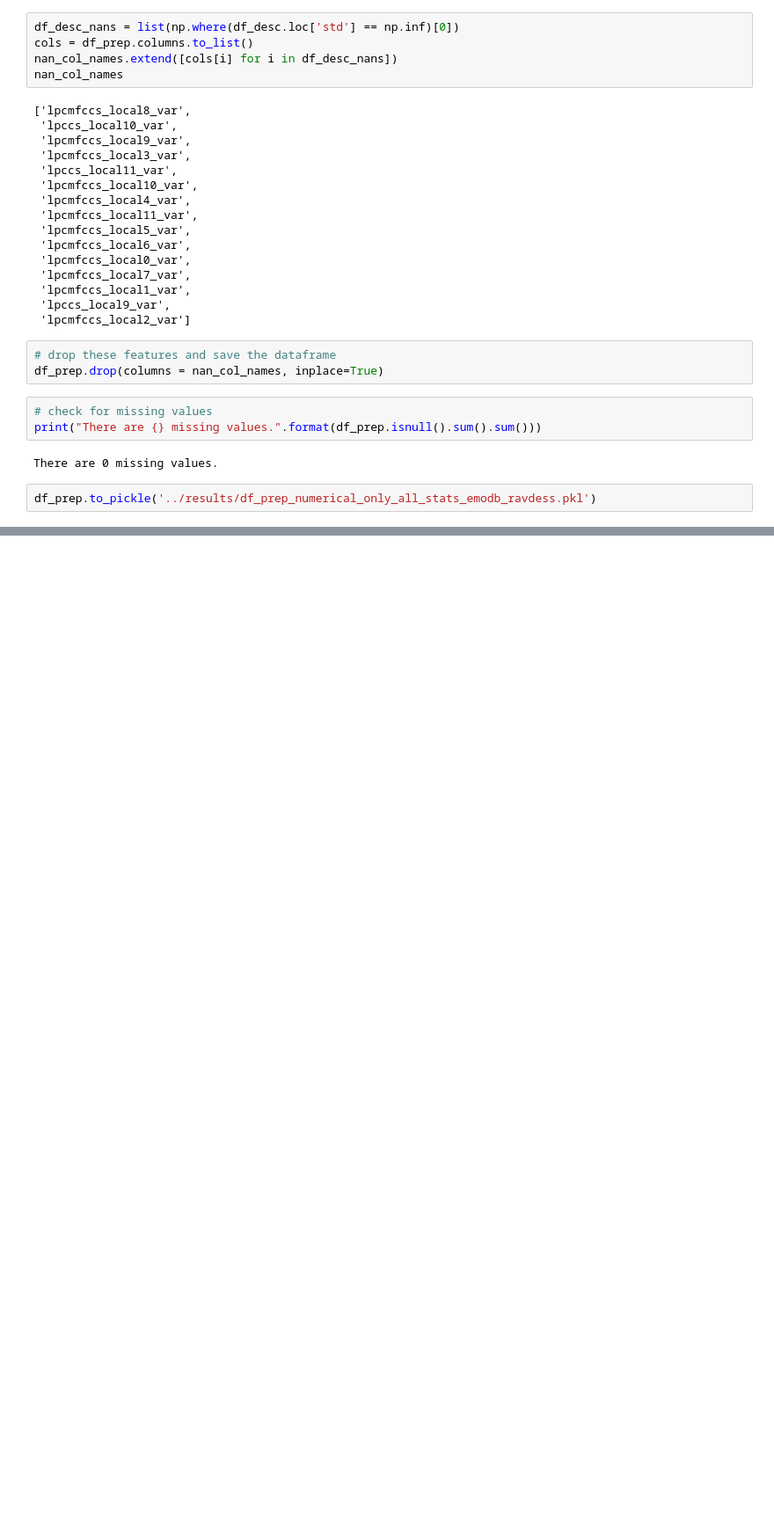
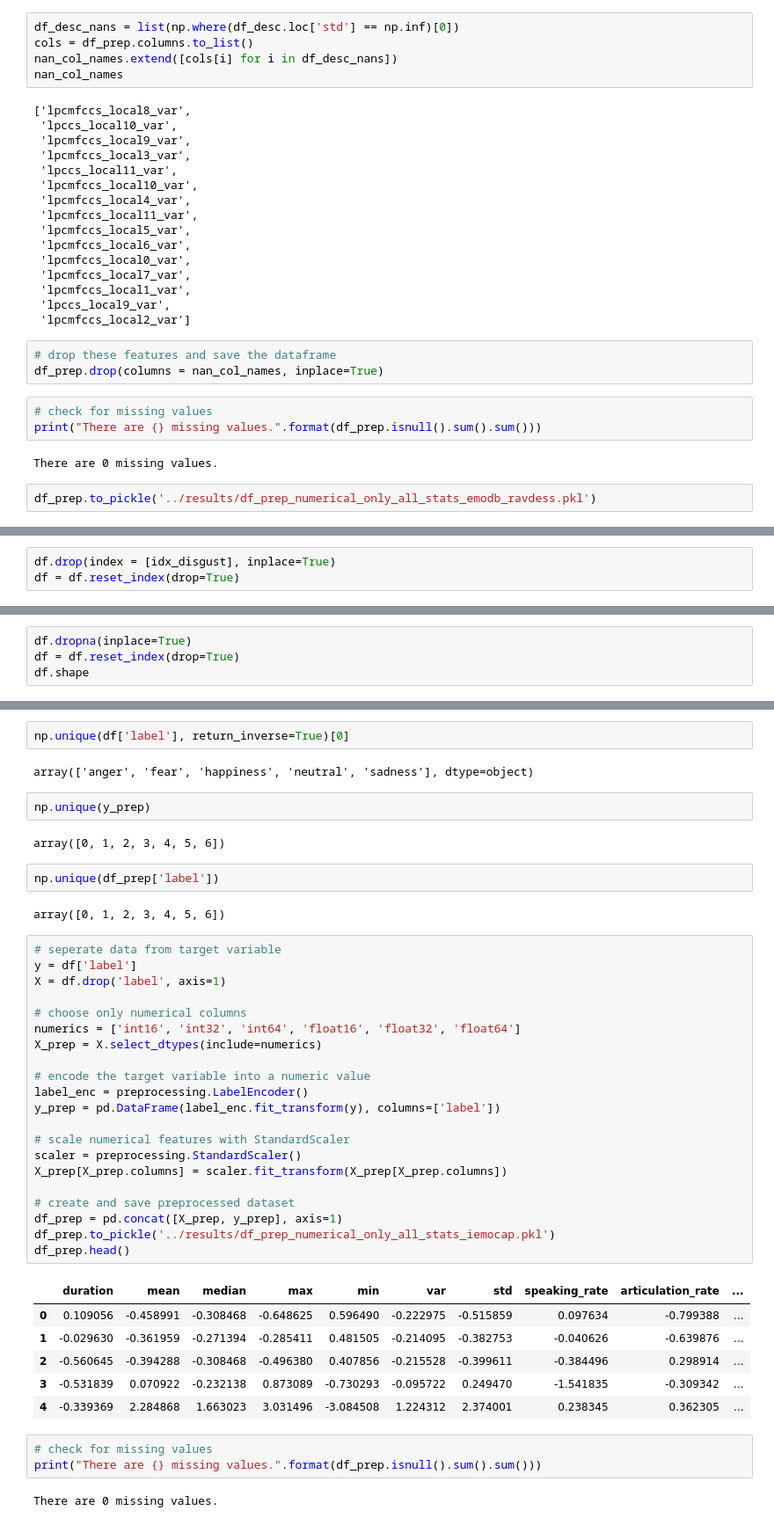
Before and after one commit to kimlindner/automatic_speech_emotion_recognition, a Jupyter notebook: notebooks/Preprocessing.ipynb, the cells around one changed output, grey strips where cells are left out. Shown at 88% size. Drawn from its saved outputs; the diff is of its cells as text; blank space fills up the shorter version.

```diff
--- a/notebooks/Preprocessing.ipynb
+++ b/notebooks/Preprocessing.ipynb
@@ -439,0 +479,3 @@ df_prep.to_pickle('../results/df_prep_numerical_only_all_stats_emodb_ravdess.pkl
+# %%
+df.drop(index = [idx_disgust], inplace=True)
+df = df.reset_index(drop=True)
@@ -439,0 +508,4 @@ df_prep.to_pickle('../results/df_prep_numerical_only_all_stats_emodb_ravdess.pkl
+# %%
+df.dropna(inplace=True)
+df = df.reset_index(drop=True)
+df.shape
@@ -439,0 +522,45 @@ df_prep.to_pickle('../results/df_prep_numerical_only_all_stats_emodb_ravdess.pkl
+# %%
+np.unique(df['label'], return_inverse=True)[0]
+# %% [output]
+array(['anger', 'fear', 'happiness', 'neutral', 'sadness'], dtype=object)
+# %%
+np.unique(y_prep)
+# %% [output]
+array([0, 1, 2, 3, 4, 5, 6])
+# %%
+np.unique(df_prep['label'])
+# %% [output]
+array([0, 1, 2, 3, 4, 5, 6])
+# %%
+# seperate data from target variable
+y = df['label']
+X = df.drop('label', axis=1)
+
+# choose only numerical columns
+numerics = ['int16', 'int32', 'int64', 'float16', 'float32', 'float64']
+X_prep = X.select_dtypes(include=numerics)
+
+# encode the target variable into a numeric value
+label_enc = preprocessing.LabelEncoder()
+y_prep = pd.DataFrame(label_enc.fit_transform(y), columns=['label'])
+
+# scale numerical features with StandardScaler
+scaler = preprocessing.StandardScaler()
+X_prep[X_prep.columns] = scaler.fit_transform(X_prep[X_prep.columns])
+
+# create and save preprocessed dataset
+df_prep = pd.concat([X_prep, y_prep], axis=1)
+df_prep.to_pickle('../results/df_prep_numerical_only_all_stats_iemocap.pkl')
+df_prep.head()
+# %% [output]
+|  | duration | mean | median | max | min | var | std | speaking_rate | articulation_rate | ... |
+| 0 | 0.109056 | -0.458991 | -0.308468 | -0.648625 | 0.596490 | -0.222975 | -0.515859 | 0.097634 | -0.799388 | ... |
+| 1 | -0.029630 | -0.361959 | -0.271394 | -0.285411 | 0.481505 | -0.214095 | -0.382753 | -0.040626 | -0.639876 | ... |
+| 2 | -0.560645 | -0.394288 | -0.308468 | -0.496380 | 0.407856 | -0.215528 | -0.399611 | -0.384496 | 0.298914 | ... |
+| 3 | -0.531839 | 0.070922 | -0.232138 | 0.873089 | -0.730293 | -0.095722 | 0.249470 | -1.541835 | -0.309342 | ... |
+| 4 | -0.339369 | 2.284868 | 1.663023 | 3.031496 | -3.084508 | 1.224312 | 2.374001 | 0.238345 | 0.362305 | ... |
+# %%
+# check for missing values
+print("There are {} missing values.".format(df_prep.isnull().sum().sum()))
+# %% [output]
+There are 0 missing values.
```
Also changed, not shown: parts of 44 cells of this notebook.
